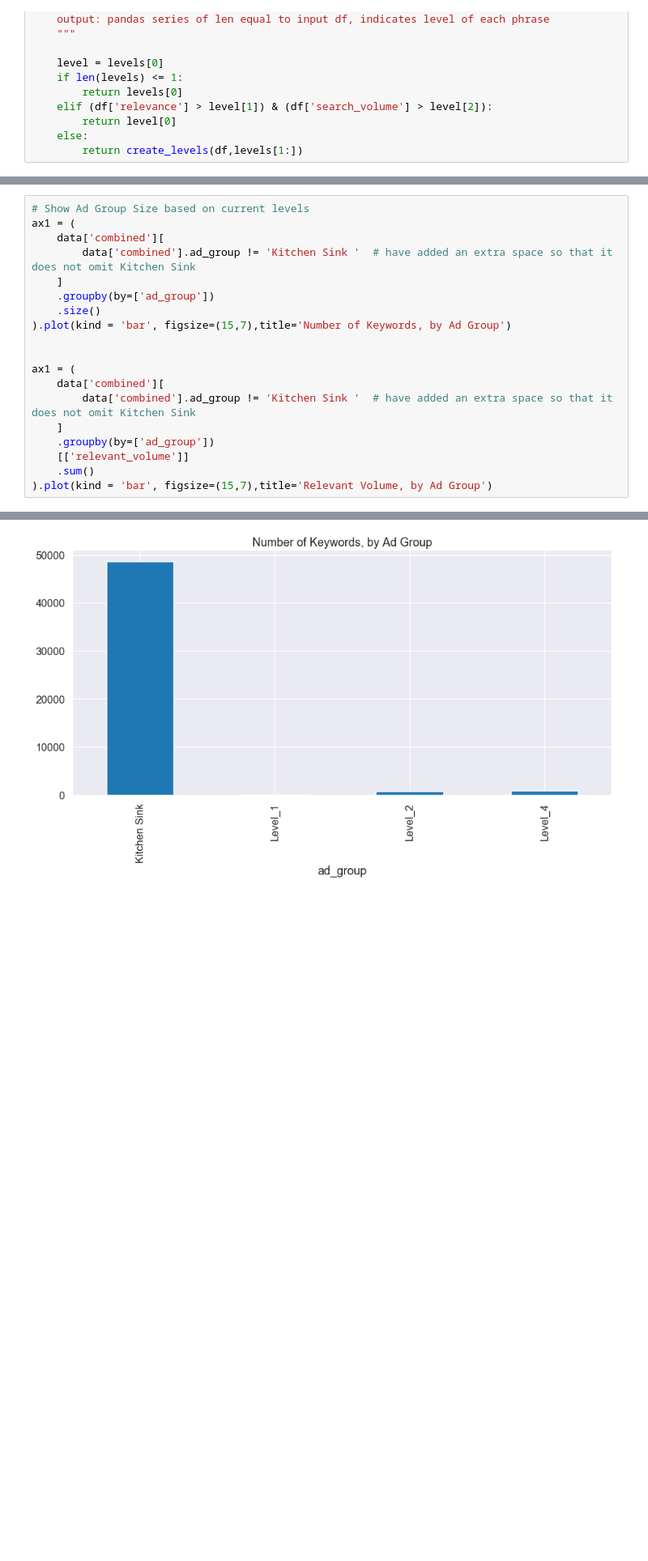
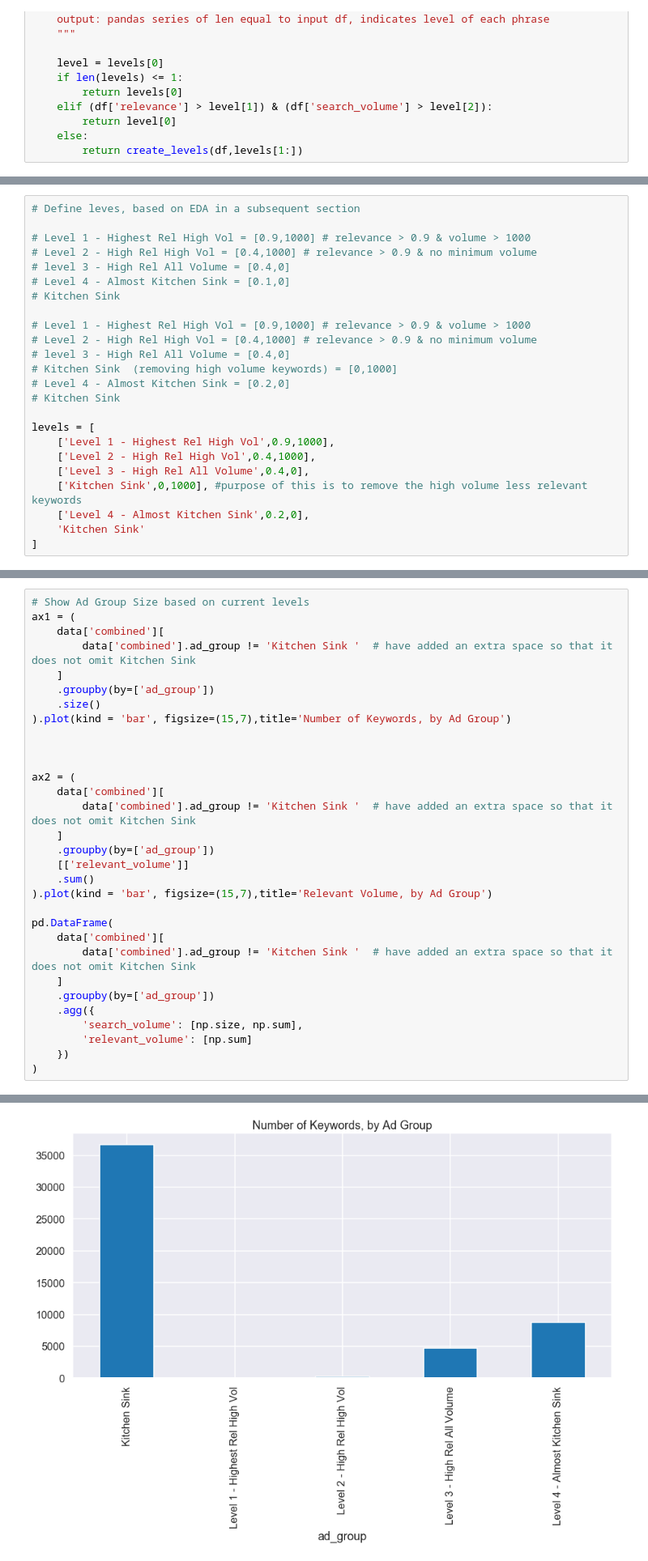
Before and after one commit to RumTumTum/amazon_ad_group_builder, a Jupyter notebook: advertising_split.ipynb, the cells around one changed output, grey strips where cells are left out. Shown at 81% size. Cells and saved outputs as stored; diff of their text form; blank space fills up the shorter version.

Commit message:
update thresholds for Ad Group splits

```diff
--- a/advertising_split.ipynb
+++ b/advertising_split.ipynb
@@ -114 +116,25 @@ def create_levels(df,levels):
+# %%
+# Define leves, based on EDA in a subsequent section
+
+# Level 1 - Highest Rel High Vol = [0.9,1000] # relevance > 0.9 & volume > 1000
+# Level 2 - High Rel High Vol = [0.4,1000] # relevance > 0.9 & no minimum volume
+# level 3 - High Rel All Volume = [0.4,0]
+# Level 4 - Almost Kitchen Sink = [0.1,0]
+# Kitchen Sink
+
+# Level 1 - Highest Rel High Vol = [0.9,1000] # relevance > 0.9 & volume > 1000
+# Level 2 - High Rel High Vol = [0.4,1000] # relevance > 0.9 & no minimum volume
+# level 3 - High Rel All Volume = [0.4,0]
+# Kitchen Sink  (removing high volume keywords) = [0,1000]
+# Level 4 - Almost Kitchen Sink = [0.2,0]
+# Kitchen Sink
+
+levels = [
+    ['Level 1 - Highest Rel High Vol',0.9,1000],
+    ['Level 2 - High Rel High Vol',0.4,1000],
+    ['Level 3 - High Rel All Volume',0.4,0],
+    ['Kitchen Sink',0,1000], #purpose of this is to remove the high volume less relevant keywords
+    ['Level 4 - Almost Kitchen Sink',0.2,0],
+    'Kitchen Sink'
+]
 # %%
@@ -134,7 +152,8 @@ ax1 = (
 ).plot(kind = 'bar', figsize=(15,7),title='Number of Keywords, by Ad Group')
 
 
-ax1 = (
+
+ax2 = (
     data['combined'][
         data['combined'].ad_group != 'Kitchen Sink '  # have added an extra space so that it does not omit Kitchen Sink
     ]
@@ -142,4 +161,15 @@ ax1 = (
     [['relevant_volume']]
     .sum()
 ).plot(kind = 'bar', figsize=(15,7),title='Relevant Volume, by Ad Group')
+
+pd.DataFrame(
+    data['combined'][
+        data['combined'].ad_group != 'Kitchen Sink '  # have added an extra space so that it does not omit Kitchen Sink
+    ]
+    .groupby(by=['ad_group'])
+    .agg({
+        'search_volume': [np.size, np.sum],
+        'relevant_volume': [np.sum]
+    })
+)
 # %% [output]
@@ -146 +184 @@ ax1 = (
-[figure, old version]
+[figure, new version]
```
Also changed, not shown: parts of 7 cells of this notebook.
